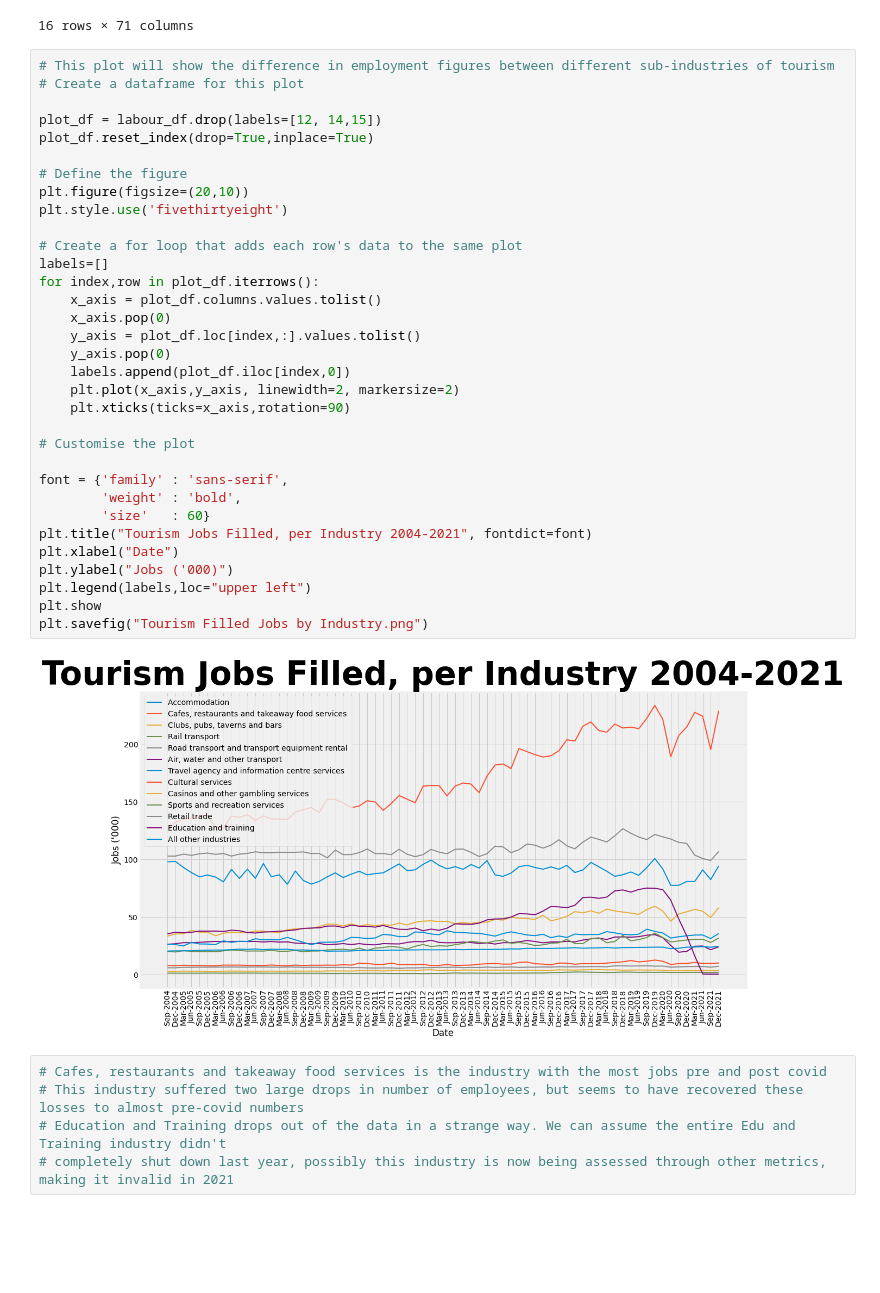
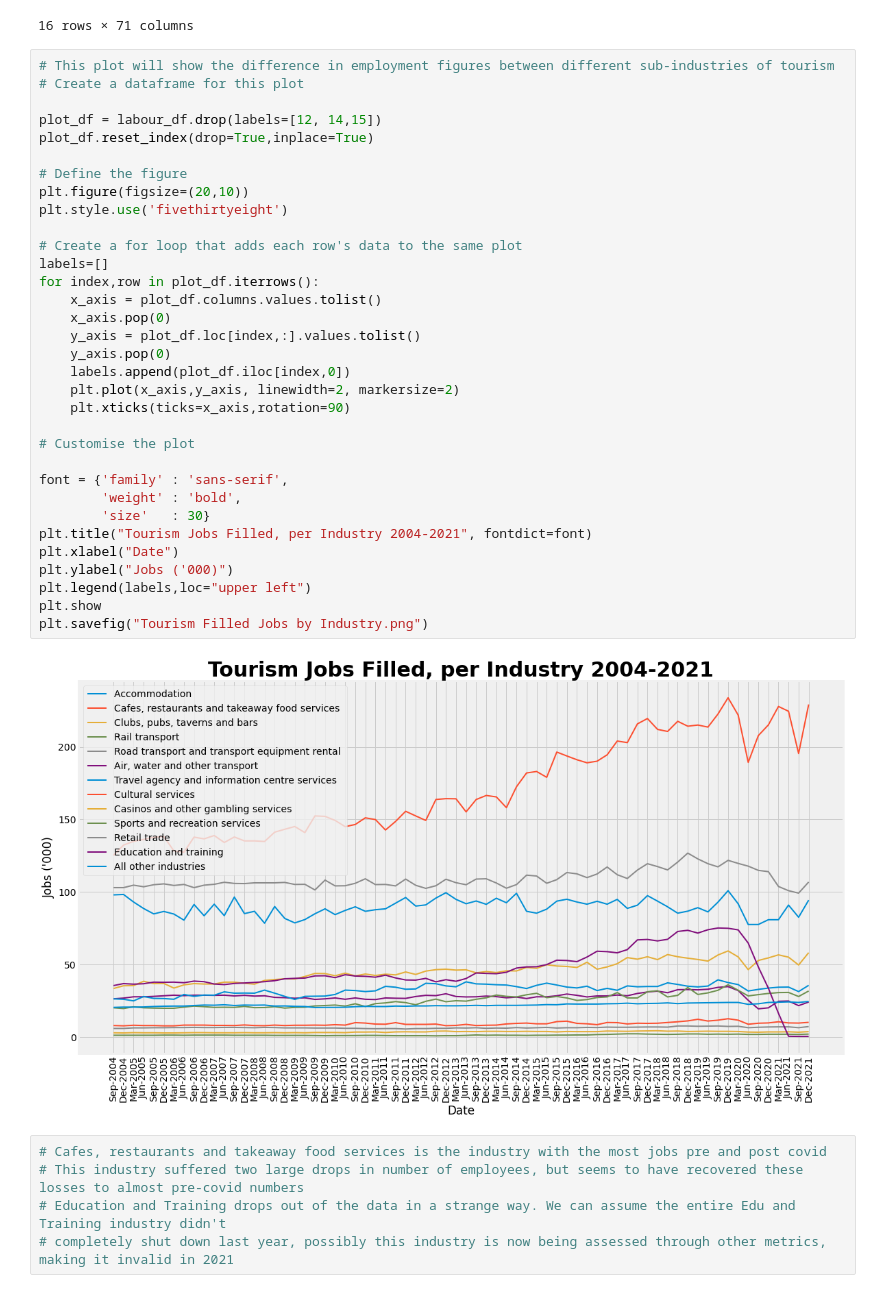
Before and after one commit to JasonDButt/project-1-group-10, a Jupyter notebook: Project-1-Tourism.ipynb, the cells around one changed output. Saved outputs shown, nothing was run; the diff lists cells and outputs as text; blank space fills up the shorter version.

```diff
--- a/Project-1-Tourism.ipynb
+++ b/Project-1-Tourism.ipynb
@@ -38,35 +38,35 @@ labour_df
 
 plot_df = labour_df.drop(labels=[12, 14,15])
 plot_df.reset_index(drop=True,inplace=True)
 
 # Define the figure
 plt.figure(figsize=(20,10))
 plt.style.use('fivethirtyeight')
 
 # Create a for loop that adds each row's data to the same plot
 labels=[]
 for index,row in plot_df.iterrows():
     x_axis = plot_df.columns.values.tolist()
     x_axis.pop(0)
     y_axis = plot_df.loc[index,:].values.tolist()
     y_axis.pop(0)
     labels.append(plot_df.iloc[index,0])
     plt.plot(x_axis,y_axis, linewidth=2, markersize=2)
     plt.xticks(ticks=x_axis,rotation=90)
 
 # Customise the plot
 
 font = {'family' : 'sans-serif',
         'weight' : 'bold',
-        'size'   : 60}
+        'size'   : 30}
 plt.title("Tourism Jobs Filled, per Industry 2004-2021", fontdict=font)
 plt.xlabel("Date")
 plt.ylabel("Jobs ('000)")
 plt.legend(labels,loc="upper left")
 plt.show
 plt.savefig("Tourism Filled Jobs by Industry.png")
 # %% [output]
-[figure, old version]
+[figure, new version]
 # %%
 # Cafes, restaurants and takeaway food services is the industry with the most jobs pre and post covid
 # This industry suffered two large drops in number of employees, but seems to have recovered these losses to almost pre-covid numbers
```
Also changed, not shown: parts of 12 cells of this notebook, 8 other files.
